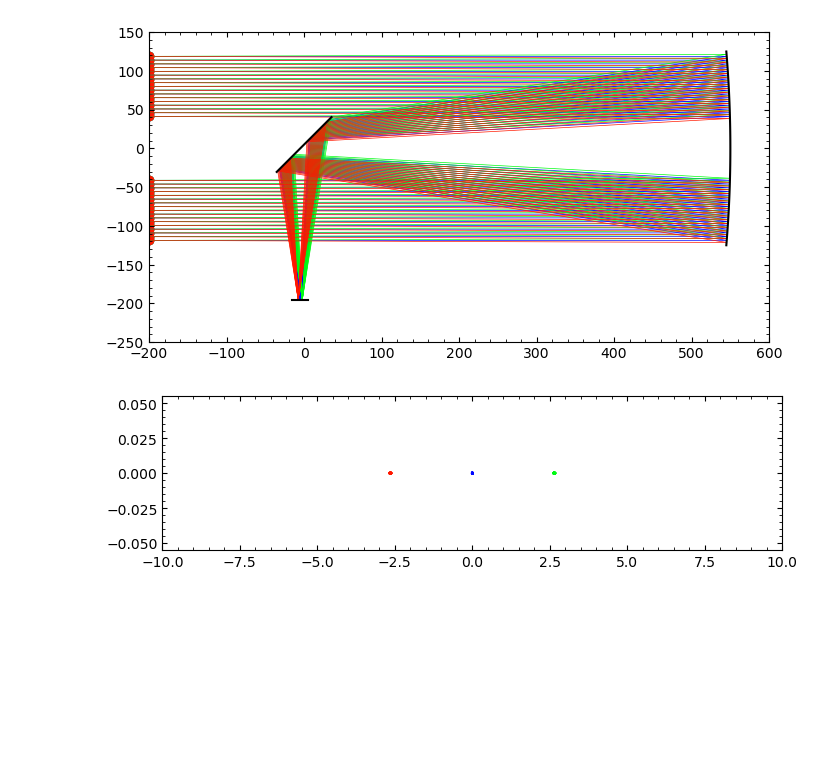
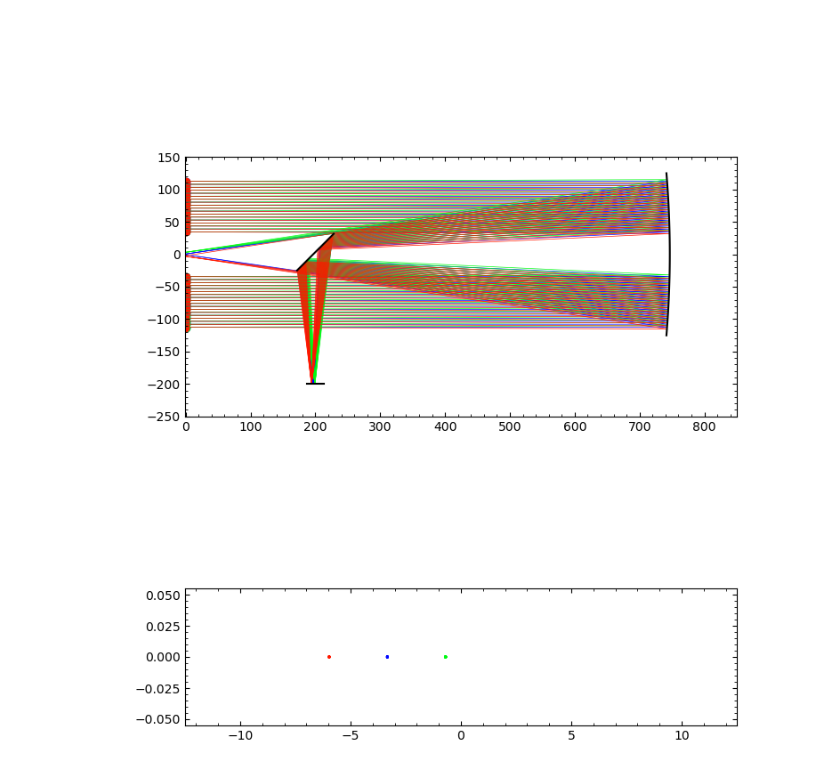
Before and after one commit to AstroAure/Opticalpy, a Jupyter notebook: Demo.ipynb, the cells around one changed output. Saved outputs shown, nothing was run; the diff lists cells and outputs as text; code cells hidden in the pictures; blank space fills up the shorter version.

```diff
--- a/Demo.ipynb
+++ b/Demo.ipynb
@@ -67,22 +67,30 @@ camera.plot()
 # %%
-# Newtonian telescope
-scene = rt.Scene(xlim=(-200,600), ylim=(-250,150), lifetime=1670)
-# scene = rt.Scene(xlim=(-8,-2), ylim=(-197,-193), lifetime=2000)
-# scene = rt.Scene(xlim=(-50,20), ylim=(-250,-170), lifetime=1670)
+# Newtonian telescope (WIP)
+scene = rt.Scene(xlim=(-1,850), ylim=(-250,150), lifetime=2000)
+# scene = rt.Scene(xlim=(-8,-2), ylim=(-197,-180), lifetime=2000)
 
-newtonian = rt.OpticalGroup(scene=scene, origin=[0,0], rotation=0, label="Newtonian")
-primary = rt.ParabolicMirror(focal=750, aperture=250, group=newtonian, origin=[550,0], rotation=90, label="Primary")
-secondary = rt.FlatMirror(aperture=100, group=newtonian, origin=[0,5], rotation=45, label="Secondary")
-camera = rt.Camera(aperture=20, group=newtonian, origin=[-5,-195], rotation=0, label="Camera")
+focal = 750
+aperture = 250
+aperture2 = 80
+offset = (aperture*aperture2/focal)/8
+# offset=0
 
-beam = rt.CollimatedBeam(aperture=0.95*primary.aperture, scene=scene, origin=[-200,0], rotation=0, N_sources=50, hole=1.1*secondary.aperture*np.cos(secondary.rotation))
-beam = rt.CollimatedBeam(wavelength=520, aperture=0.95*primary.aperture, scene=scene, origin=[-200,0], rotation=0.2, N_sources=50, hole=1.1*secondary.aperture*np.cos(secondary.rotation))
-beam = rt.CollimatedBeam(wavelength=620, aperture=0.95*primary.aperture, scene=scene, origin=[-200,0], rotation=-0.2, N_sources=50, hole=1.1*secondary.aperture*np.cos(secondary.rotation))
+newtonian = rt.OpticalGroup(scene=scene, origin=[200,0], rotation=180, label="Newtonian")
+primary = rt.ParabolicMirror(focal=focal, aperture=aperture, group=newtonian, origin=[-550+offset,0], rotation=-90, label="Primary")
+# primary = rt.SphericalMirror(radius=1504.5, aperture=250, group=newtonian, origin=[550,0], rotation=90, label="Primary")
+secondary = rt.FlatMirror(aperture=aperture2, group=newtonian, origin=[0,-offset], rotation=45, label="Secondary")
+
+camera = rt.Camera(aperture=25, scene=scene, origin=[200,-200], rotation=0, label="Camera")
+
+geom = {'Primary':{'Diameter':aperture}, 'Secondary':{'Diameter':aperture2}}
+beam = rt.CollimatedBeam(aperture=0.9*geom['Primary']['Diameter'], scene=scene, origin=[0,0], rotation=0, N_sources=50, hole=0.8*geom['Secondary']['Diameter'])
+beam = rt.CollimatedBeam(wavelength=520, aperture=0.9*geom['Primary']['Diameter'], scene=scene, origin=[0,0], rotation=0.2, N_sources=50, hole=0.8*geom['Secondary']['Diameter'])
+beam = rt.CollimatedBeam(wavelength=620, aperture=0.9*geom['Primary']['Diameter'], scene=scene, origin=[0,0], rotation=-0.2, N_sources=50, hole=0.8*geom['Secondary']['Diameter'])
 
 scene.plot()
 camera.plot()
 # %% [output]
-[figure, old version]
+[figure, new version]
-[figure, old version]
+[figure, new version]
 # %%
 # Cassegrain telescope
```
Also changed, not shown: parts of 8 cells of this notebook, 2 other files.
